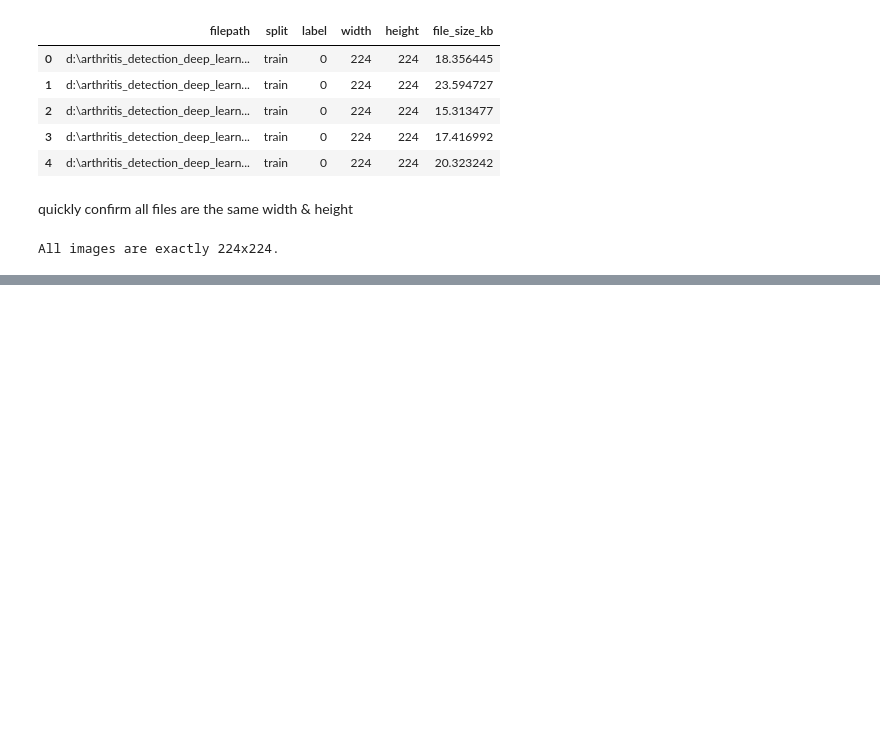
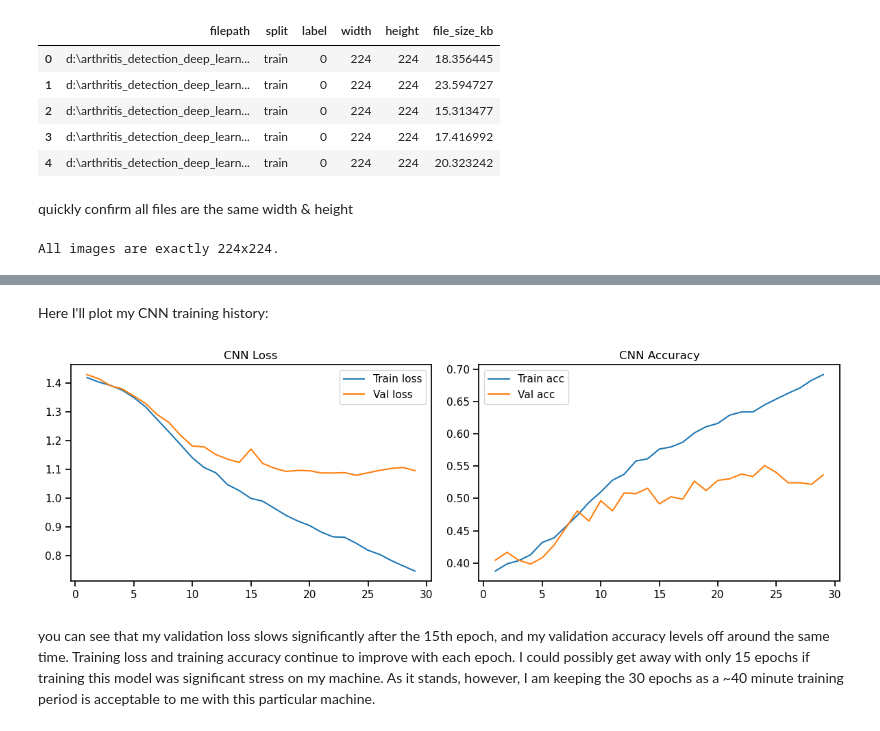
Before and after one commit to Kate-Zilla/deep-learning-arthritis-detection, a Jupyter notebook: arth_det.ipynb, the cells around one changed output, grey strips where cells are left out. Cells and saved outputs as stored; diff of their text form; code cells hidden in the pictures; blank space fills up the shorter version.

Commit message:
trained CNN

```diff
--- a/arth_det.ipynb
+++ b/arth_det.ipynb
@@ -221,0 +343,19 @@ All images are exactly 224x224.
+# %%
+cnn_model.compile(
+    optimizer=keras.optimizers.Adam(1e-4),
+    loss="sparse_categorical_crossentropy",
+    metrics=["accuracy"]
+)
+
+early_stopping = keras.callbacks.EarlyStopping(
+    monitor="val_loss",
+    patience=5,
+    restore_best_weights=True
+)
+
+history_cnn = cnn_model.fit(
+    train_ds_prep,
+    validation_data=val_ds_prep,
+    epochs=30,
+    callbacks=[early_stopping]
+)
@@ -221,0 +380,29 @@ All images are exactly 224x224.
+# %% [markdown]
+Here I'll plot my CNN training history:
+# %%
+def plot_training_history(history, title_prefix="CNN"):
+    hist = history.history
+    epochs = range(1, len(hist["loss"]) + 1)
+
+    plt.figure(figsize=(12, 4))
+
+    plt.subplot(1, 2, 1)
+    plt.plot(epochs, hist["loss"], label="Train loss")
+    plt.plot(epochs, hist["val_loss"], label="Val loss")
+    plt.title(f"{title_prefix} Loss")
+    plt.legend()
+
+    plt.subplot(1, 2, 2)
+    plt.plot(epochs, hist["accuracy"], label="Train acc")
+    plt.plot(epochs, hist["val_accuracy"], label="Val acc")
+    plt.title(f"{title_prefix} Accuracy")
+    plt.legend()
+
+    plt.tight_layout()
+    plt.show()
+
+plot_training_history(history_cnn, "CNN")
+# %% [output]
+[figure, added]
+# %% [markdown]
+you can see that my validation loss slows significantly after the 15th epoch, and my validation accuracy levels off around the same time. Training loss and training accuracy continue to improve with each epoch. I could possibly get away with only 15 epochs if training this model was significant stress on my machine. As it stands, however, I am keeping the 30 epochs as a ~40 minute training period is acceptable to me with this particular machine.
```
Also changed, not shown: parts of 11 cells of this notebook.
